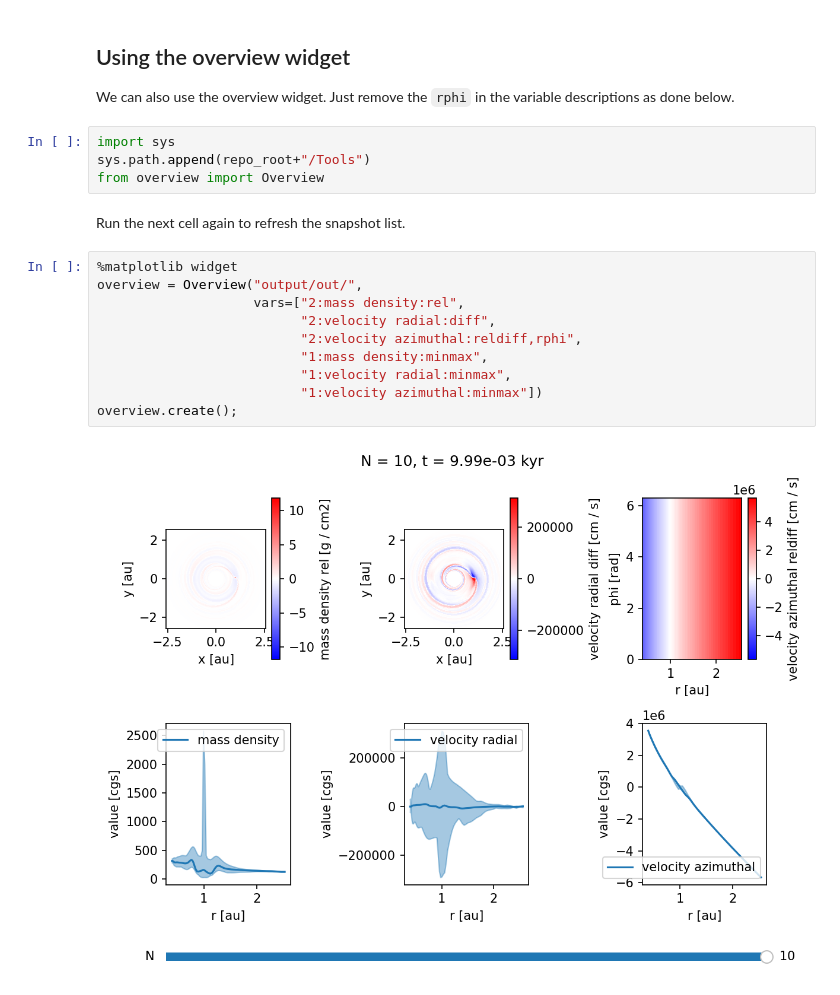
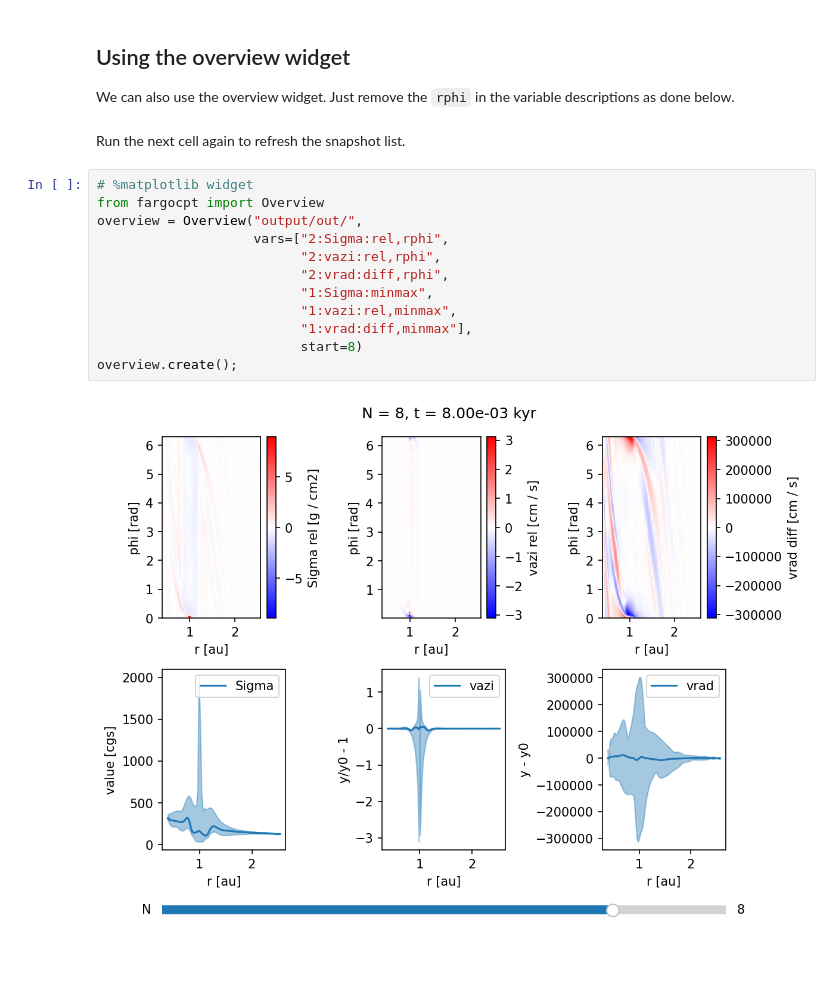
Before and after one commit to rometsch/fargocpt, a Jupyter notebook: examples/101_DiskPlots.ipynb, the cells around one changed output. Cells and saved outputs as stored; diff of their text form; blank space fills up the shorter version.

Commit message:
udpate notebooks to import Overview from python module

```diff
--- a/examples/101_DiskPlots.ipynb
+++ b/examples/101_DiskPlots.ipynb
@@ -88,21 +88,19 @@ plot_field(l, "vazi", Nlast, dataunit="cm/s", cmap="bwr", title="Velocity azimut
 
 We can also use the overview widget.
 Just remove the `rphi` in the variable descriptions as done below.
-# %%
-import sys
-sys.path.append(repo_root+"/Tools")
-from overview import Overview
 # %% [markdown]
 Run the next cell again to refresh the snapshot list.
 # %%
-%matplotlib widget
+# %matplotlib widget
+from fargocpt import Overview
 overview = Overview("output/out/",
-                    vars=["2:mass density:rel",
-                          "2:velocity radial:diff",
-                          "2:velocity azimuthal:reldiff,rphi",
-                          "1:mass density:minmax",
-                          "1:velocity radial:minmax",
-                          "1:velocity azimuthal:minmax"])
+                    vars=["2:Sigma:rel,rphi",
+                          "2:vazi:rel,rphi",
+                          "2:vrad:diff,rphi",
+                          "1:Sigma:minmax",
+                          "1:vazi:rel,minmax",
+                          "1:vrad:diff,minmax"],
+                          start=8)
 overview.create();
 # %% [output]
-[figure, old version]
+[figure, new version]
```
Also changed, not shown: 4 other files.
